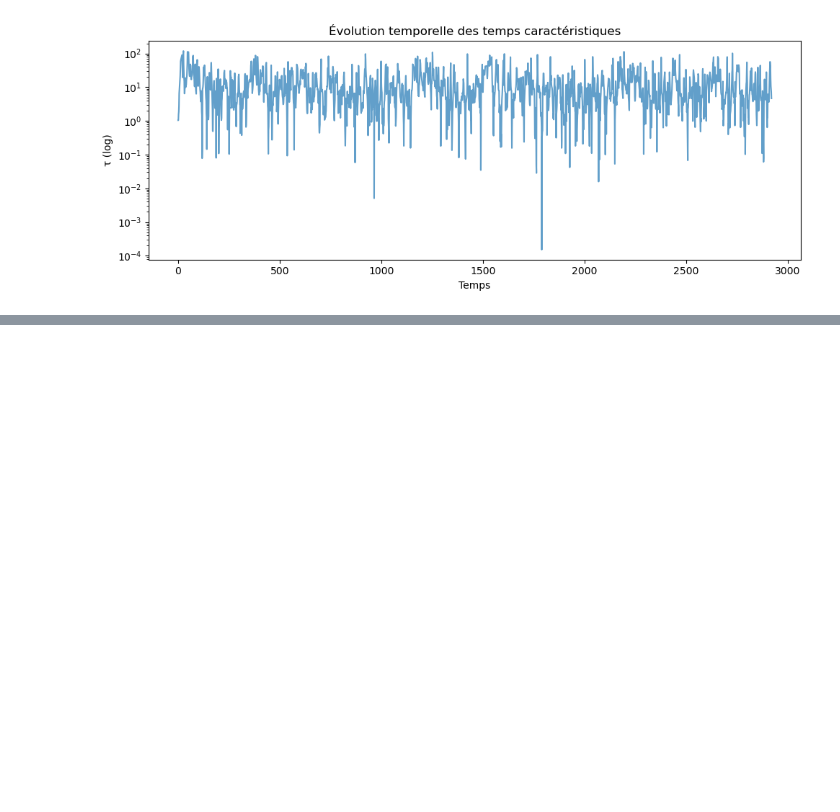
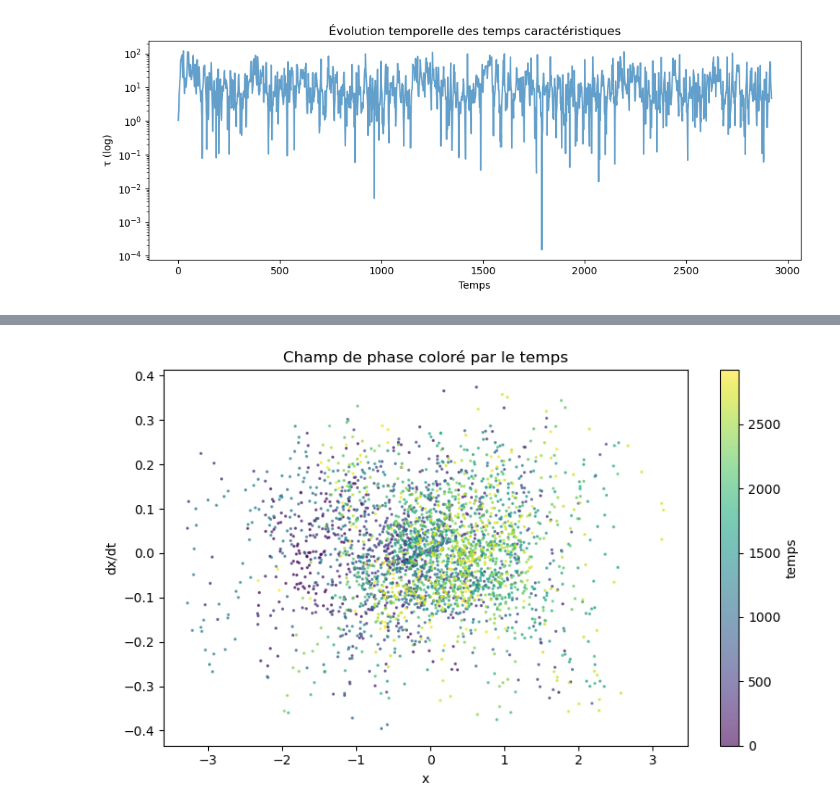
Before and after one commit to mkkuu/EnglishChannelSSTSciML, a Jupyter notebook: notebooks/preTreatment/16dynamicDiagnostic.ipynb, the cells around one changed output, grey strips where cells are left out. Drawn from its saved outputs; the diff is of its cells as text; code cells hidden in the pictures; blank space fills up the shorter version.

```diff
--- a/notebooks/preTreatment/16dynamicDiagnostic.ipynb
+++ b/notebooks/preTreatment/16dynamicDiagnostic.ipynb
@@ -67,13 +67,17 @@ t   = data["tTrain"]
 dt = float(np.mean(np.diff(t))) # We set the time step (for the derivative scale)
 
 modeId = 0
-x = PCs[:, modeId]
+x0 = PCs[:, modeId]
+x1 = PCs[:, modeId + 1]
+x2 = PCs[:, modeId + 2]
 
-dxDtFd = (x[2:] - x[:-2]) / (2 * dt)
+dxDtFd0 = (x0[2:] - x0[:-2]) / (2 * dt)
+dxDtFd1 = (x1[2:] - x1[:-2]) / (2 * dt)
+dxDtFd2 = (x2[2:] - x2[:-2]) / (2 * dt)
 tFd = t[1:-1]
 
 plt.figure(figsize=(10, 3))
-plt.plot(t, x, label="PC (mode 0)")
+plt.plot(t, x0, label="PC (mode 0)")
 plt.xlabel("Time")
 plt.ylabel("Amplitude")
 plt.title("Coefficient EOF — série temporelle")
@@ -82,7 +86,7 @@ plt.grid(True)
 plt.show()
 
 plt.figure(figsize=(10, 3))
-plt.plot(tFd, dxDtFd, label="Différences finies centrées", alpha=0.7)
+plt.plot(tFd, dxDtFd0, label="Différences finies centrées", alpha=0.7)
 plt.xlabel("PC (mode 0)")
 plt.ylabel("Dérivée temporelle")
 plt.title("Champ de vecteurs estimé par différences finies centrées")
@@ -455,0 +507,18 @@ Jusqu'ici nous avions regardé des séries temporelles, des dérivées ou des é
+# %%
+plt.figure(figsize=(8, 5))
+sc = plt.scatter(
+    x0,
+    dxDt0,
+    c=t,
+    s=2,
+    cmap="viridis",
+    alpha=0.6
+)
+plt.xlabel("x")
+plt.ylabel("dx/dt")
+plt.title("Champ de phase coloré par le temps")
+plt.colorbar(sc, label="temps")
+plt.tight_layout()
+plt.show()
+# %% [output]
+[figure, added]
```
Also changed, not shown: parts of 14 cells of this notebook.
